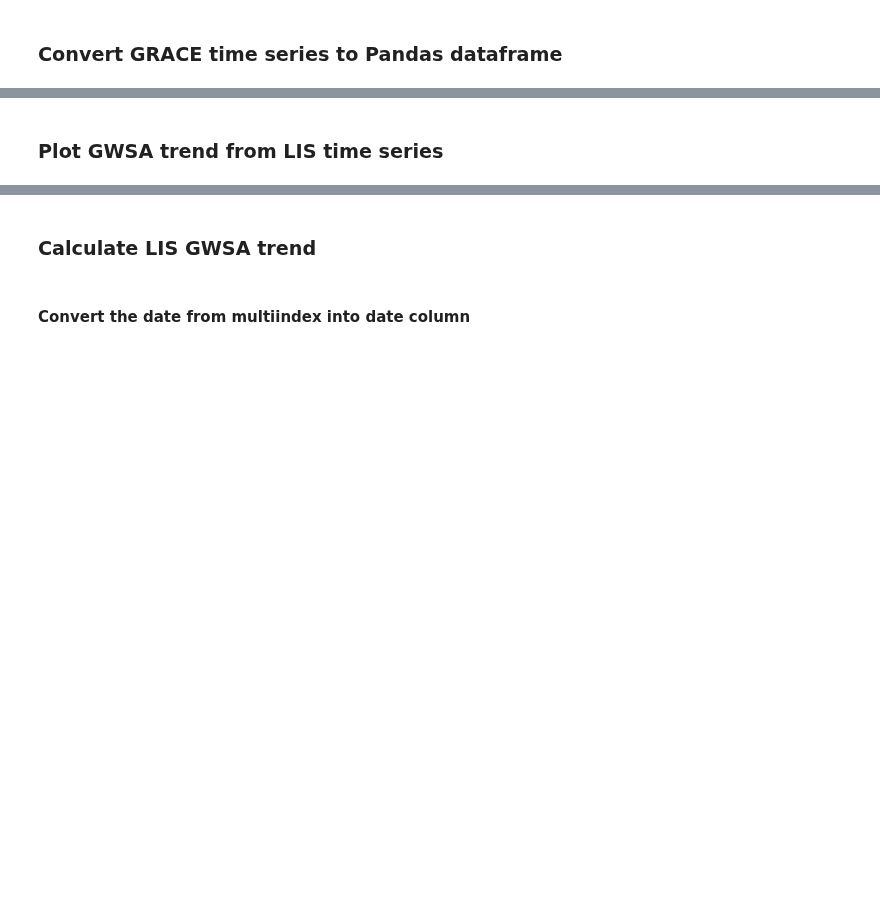
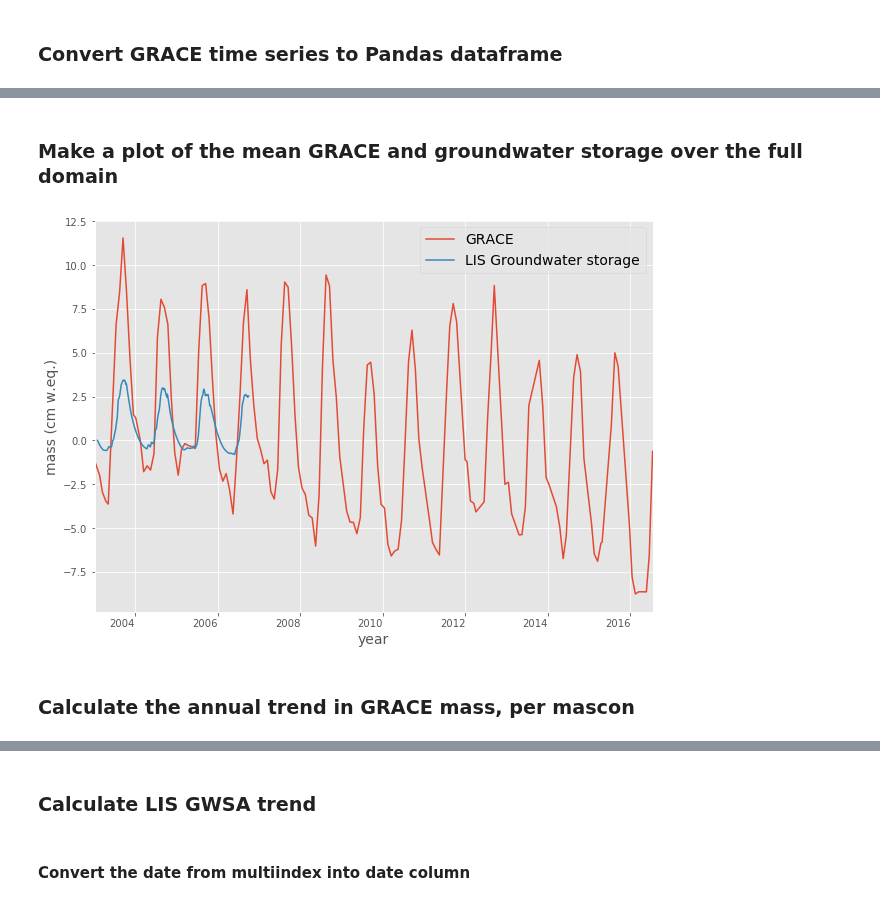
Before and after one commit to NASA-Planetary-Science/HiMAT, a Jupyter notebook: Projects/GRACE_MASCON/LIS_aggregation.ipynb, the cells around one changed output, grey strips where cells are left out. Cells and saved outputs as stored; diff of their text form; code cells hidden in the pictures; blank space fills up the shorter version.

```diff
--- a/Projects/GRACE_MASCON/LIS_aggregation.ipynb
+++ b/Projects/GRACE_MASCON/LIS_aggregation.ipynb
@@ -110,9 +98,11 @@ agg_data = aggregate_mascons(LIS, mascon_gdf_masked)
 # %%
-A3 = agg_data['data']
+A = agg_data['data']
 
 names = ['products', 'mascons', 'time']
 index = pd.MultiIndex.from_product([agg_data[n] for n in names], names=names)
-df4 = pd.DataFrame({'A3': A3.flatten()}, index=index)['A3']
-df4 = df4.unstack(level='products').swaplevel().sort_index()
-df4.columns = agg_data['products']
-df4.index.names = ['date','mascon']
+LISdf = pd.DataFrame({'A': A.flatten()}, index=index)['A']
+LISdf = LISdf.unstack(level='products').swaplevel().sort_index()
+LISdf.columns = agg_data['products']
+LISdf.index.names = ['date','mascon']
+# drop the na values
+LISdf.dropna(how='any', inplace=True)
@@ -161,13 +126,18 @@ Aok['date']=pd.to_datetime(Aok['date'])
-# %% [markdown]
-### Plot GWSA trend from LIS time series
+# %% [markdown]
+### Make a plot of the mean GRACE and groundwater storage over the full domain
+# %%
+GWS_spatialMean = LISdf.groupby('date').mean()
+GRACE_spatialMean = gracedf.groupby('time').mean()
 # %%
 fig, ax = plt.subplots(1, figsize=(10, 8))
-gok1.plot(ax=ax, y='cmwe', x='time',linewidth = 2,color='brown')
-Aok.plot(ax=ax,y='GWS_tavg', x='date', linewidth = 2,color='blue') #x='date'
-plt.ylabel('ground water storage anomaly(cm)', fontsize = 14)
+GRACE_spatialMean.plot(ax=ax, y='cmwe')
+(GWS_spatialMean - GWS_spatialMean.iloc[0].values).plot(ax=ax, y='GWS_tavg')
+plt.ylabel('mass (cm w.eq.)', fontsize = 14)
 plt.xlabel('year', fontsize = 14) #'year'
 plt.xticks(rotation=0)
-ax.legend(['GRACE','LIS'],fontsize = 14, loc = 1)
+ax.legend(['GRACE','LIS Groundwater storage'],fontsize = 14, loc = 1)
 font = {'family' : 'Times',
         'size'   : 14}
 matplotlib.rc('font', **font)
+# %% [output]
+[figure, added]
@@ -192 +144,3 @@ matplotlib.rc('font', **font)
+# %% [markdown]
+### Calculate the annual trend in GRACE mass, per mascon
 # %%
```
Also changed, not shown: parts of 44 cells of this notebook.
